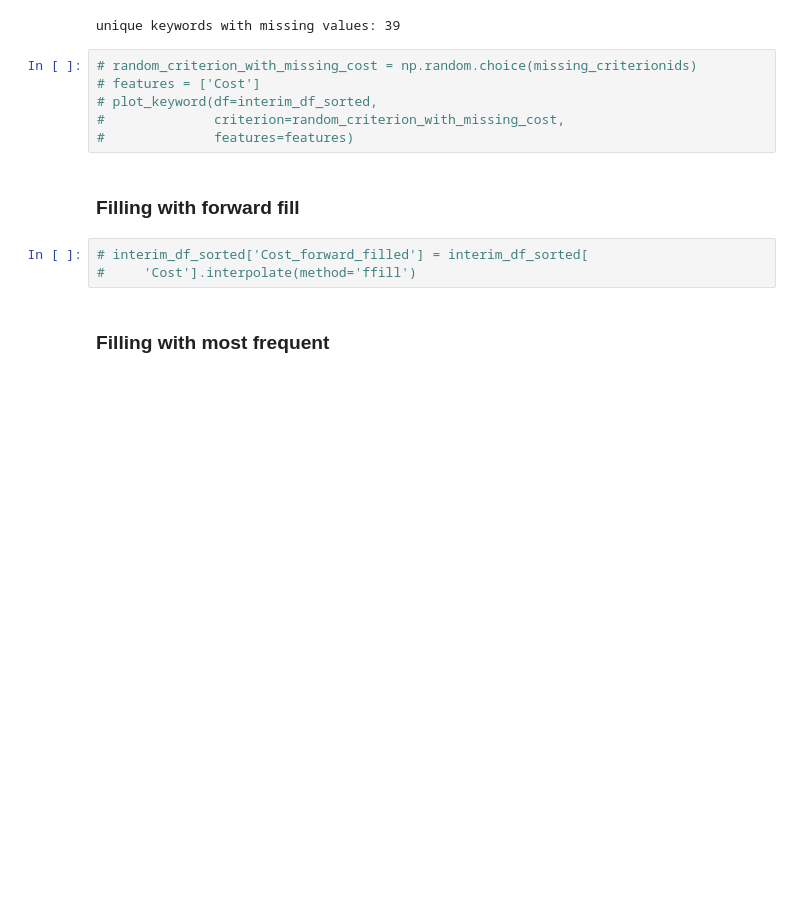
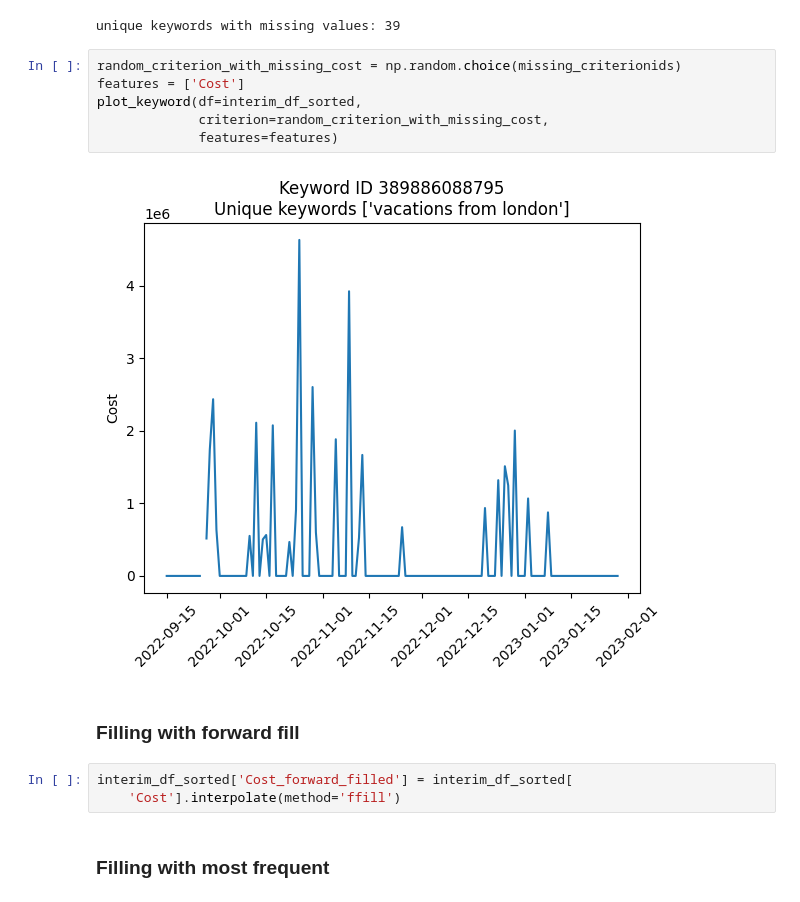
Before and after one commit to ivanokhotnikov/bidding_engine, a Jupyter notebook: src/dev.ipynb, the cells around one changed output. Saved outputs shown, nothing was run; the diff lists cells and outputs as text; blank space fills up the shorter version.

```diff
--- a/src/dev.ipynb
+++ b/src/dev.ipynb
@@ -220,16 +220,18 @@ print(f'unique keywords with missing values: {len(missing_criterionids)}')
 # %% [output]
 unique keywords with missing values: 39
 # %%
-# random_criterion_with_missing_cost = np.random.choice(missing_criterionids)
-# features = ['Cost']
-# plot_keyword(df=interim_df_sorted,
-#              criterion=random_criterion_with_missing_cost,
-#              features=features)
+random_criterion_with_missing_cost = np.random.choice(missing_criterionids)
+features = ['Cost']
+plot_keyword(df=interim_df_sorted,
+             criterion=random_criterion_with_missing_cost,
+             features=features)
+# %% [output]
+[figure, added]
 # %% [markdown]
 ### Filling with forward fill
 # %%
-# interim_df_sorted['Cost_forward_filled'] = interim_df_sorted[
-#     'Cost'].interpolate(method='ffill')
+interim_df_sorted['Cost_forward_filled'] = interim_df_sorted[
+    'Cost'].interpolate(method='ffill')
 # %% [markdown]
 ### Filling with most frequent
 # %%
```
Also changed, not shown: parts of 53 cells of this notebook, 1 other file.
